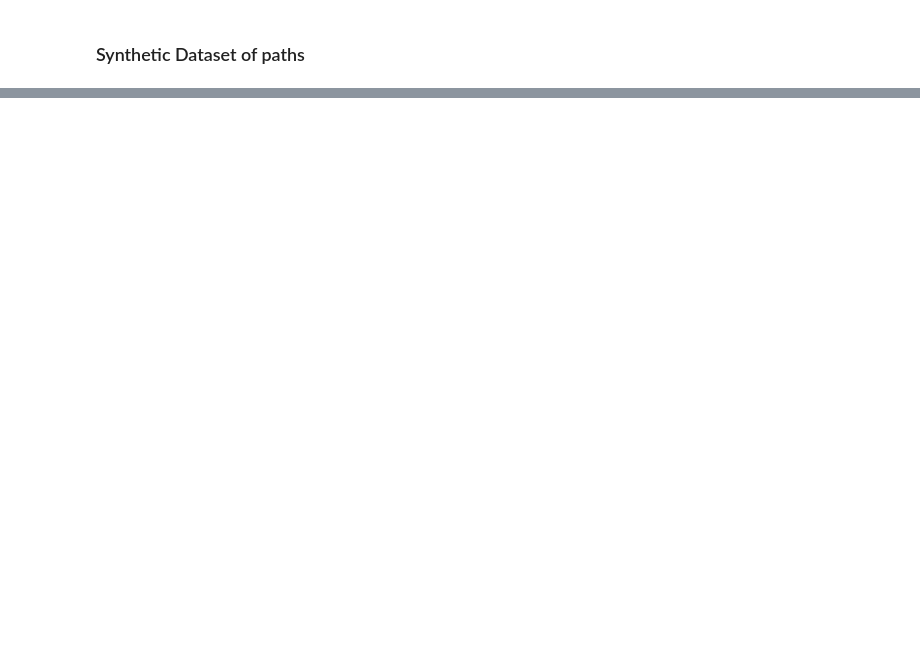
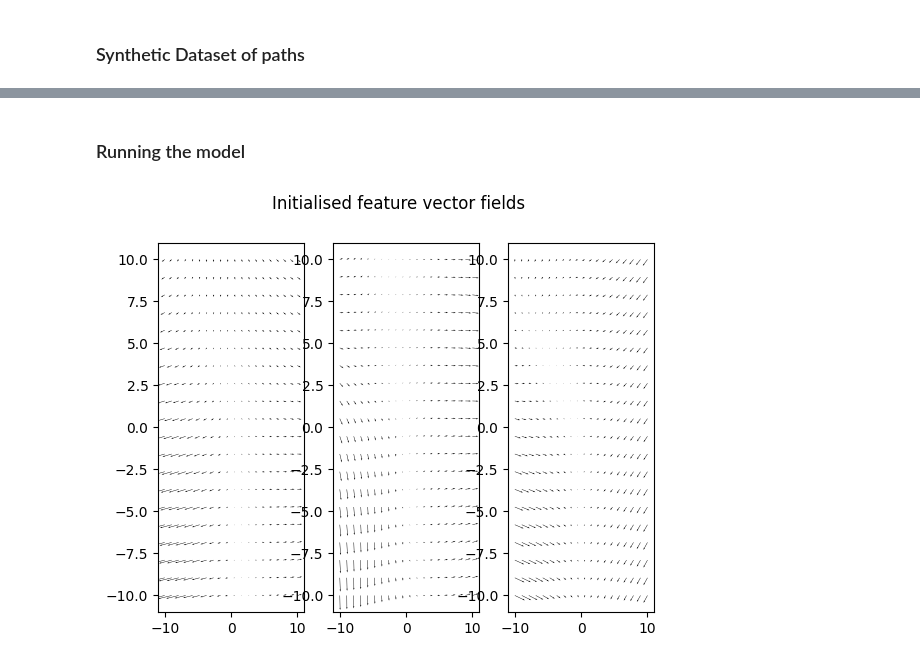
Before and after one commit to aidos-lab/neural-k-forms, a Jupyter notebook: DR-nn-vectorfield-example-R2.ipynb, the cells around one changed output, grey strips where cells are left out. Drawn from its saved outputs; the diff is of its cells as text; code cells hidden in the pictures; blank space fills up the shorter version.

```diff
--- a/DR-nn-vectorfield-example-R2.ipynb
+++ b/DR-nn-vectorfield-example-R2.ipynb
@@ -459,0 +415,28 @@ array([0.        , 0.02040816, 0.04081633, 0.06122449, 0.08163265,
+# %% [markdown]
+### Running the model
+# %%
+c = 3 # number of features/columns in cochain data matrix
+
+vf = nn.Sequential(
+    nn.Linear(2, 10),
+    nn.ReLU(),
+    nn.Linear(10, 10),
+    nn.ReLU(),
+    nn.Linear(10, 2*c)
+)
+# %%
+fig, ax = plt.subplots()
+
+# make a figure with 6 subplots arranged in 2 rows and 3 columns
+for i in range(c):
+    ax = plt.subplot(1, 3, i+1)
+    plot_component_vf(vf, ax, comp = i, x_range=10, y_range=10)
+
+
+# add a title to the figure
+fig.suptitle('Initialised feature vector fields')
+
+
+plt.show()
+# %% [output]
+[figure, added]
```
Also changed, not shown: parts of 24 cells of this notebook.
